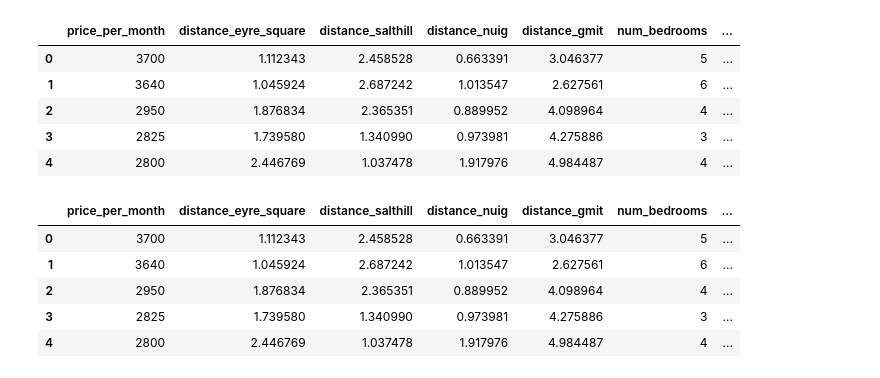
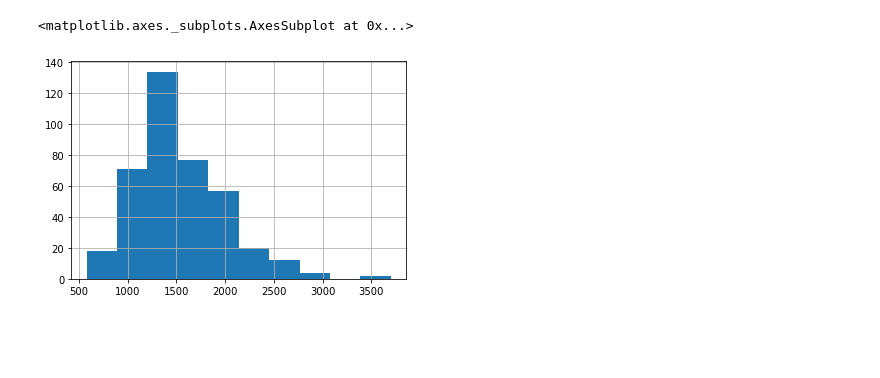
Before and after one commit to PhilOConnor/CT5170-Principles-of-ML, a Jupyter notebook: Assignment 3/Code/Assignment 3.ipynb, the cells around one changed output. Saved outputs shown, nothing was run; the diff lists cells and outputs as text; code cells hidden in the pictures; blank space fills up the shorter version.

```diff
--- a/Assignment 3/Code/Assignment 3.ipynb
+++ b/Assignment 3/Code/Assignment 3.ipynb
@@ -29,12 +10,3 @@ memory usage: 37.2+ KB
-# %%
-df.head()
-# %% [output]
-|  | price_per_month | distance_eyre_square | distance_salthill | distance_nuig | distance_gmit | num_bedrooms | ... |
-| 0 | 3700 | 1.112343 | 2.458528 | 0.663391 | 3.046377 | 5 | ... |
-| 1 | 3640 | 1.045924 | 2.687242 | 1.013547 | 2.627561 | 6 | ... |
-| 2 | 2950 | 1.876834 | 2.365351 | 0.889952 | 4.098964 | 4 | ... |
-| 3 | 2825 | 1.739580 | 1.340990 | 0.973981 | 4.275886 | 3 | ... |
-| 4 | 2800 | 2.446769 | 1.037478 | 1.917976 | 4.984487 | 4 | ... |
 # %%
 """ Encoding categorical features
 Ordinal features:
@@ -51,13 +23,19 @@ floor = ['third', 'second', 'first', 'ground']
 ord_encoder = OrdinalEncoder(categories = [ber, floor])
 df[['ber', 'floor']] = ord_encoder.fit_transform(df[["ber", 'floor']])
 
-lab_encoder =
+#lab_encoder = LabelEncoder()
+oh_encoder = OneHotEncoder(sparse=False)
+# transform data
+oh_type = pd.DataFrame(oh_encoder.fit_transform(df[['type']]), columns=['apartment', "house", "studio", 'townhouse'])
+oh_heating = pd.DataFrame(oh_encoder.fit_transform(df[['heating']]), columns=['central', "electric", "na"])
+oh_balcony = pd.DataFrame(oh_encoder.fit_transform(df[['balcony']]),  columns=['no_balcony', "has_balcony"])
-# %%
-df.head()
-# %% [output]
-|  | price_per_month | distance_eyre_square | distance_salthill | distance_nuig | distance_gmit | num_bedrooms | ... |
-| 0 | 3700 | 1.112343 | 2.458528 | 0.663391 | 3.046377 | 5 | ... |
-| 1 | 3640 | 1.045924 | 2.687242 | 1.013547 | 2.627561 | 6 | ... |
-| 2 | 2950 | 1.876834 | 2.365351 | 0.889952 | 4.098964 | 4 | ... |
-| 3 | 2825 | 1.739580 | 1.340990 | 0.973981 | 4.275886 | 3 | ... |
-| 4 | 2800 | 2.446769 | 1.037478 | 1.917976 | 4.984487 | 4 | ... |
+# %%
+df = pd.concat([df, oh_type], axis=1)
+df = pd.concat([df, oh_heating], axis=1)
+df = pd.concat([df, oh_balcony], axis=1)
+df.drop(columns=['type', 'balcony', 'heating'], axis=0, inplace=True)
+# %%
+df['price_per_month'].hist(bins=10)
+# %% [output]
+<matplotlib.axes._subplots.AxesSubplot at 0x...>
+[figure, added]
```
Also changed, not shown: parts of 11 cells of this notebook.
